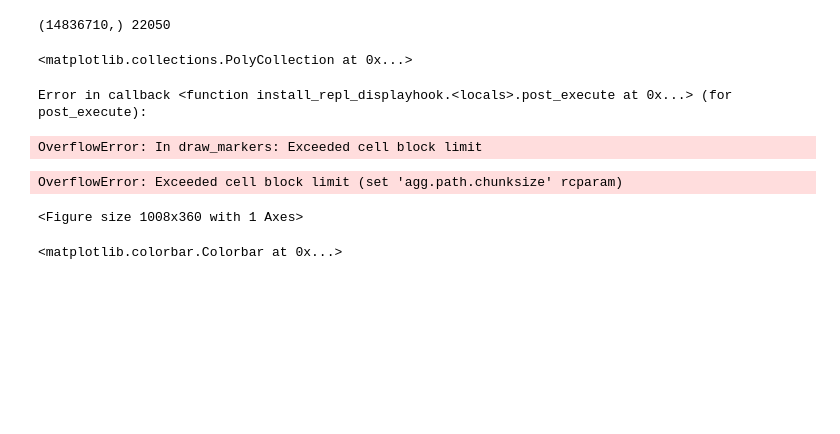
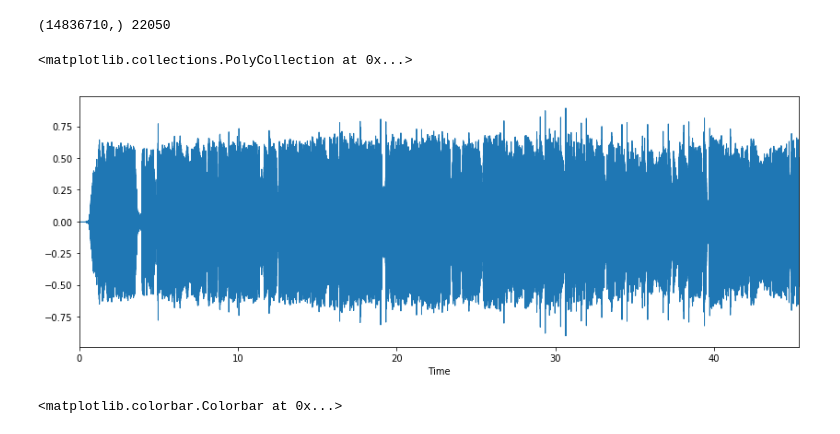
Before and after one commit to sairaamv/raaga, a Jupyter notebook: dataset_101.ipynb, the cells around one changed output. Cells and saved outputs as stored; diff of their text form; code cells hidden in the pictures; blank space fills up the shorter version.

```diff
--- a/dataset_101.ipynb
+++ b/dataset_101.ipynb
@@ -32,15 +32,12 @@ print(x.shape, sr)
 # %%
 %matplotlib inline
 import matplotlib.pyplot as plt
 import librosa.display
 plt.figure(figsize=(14, 5))
-librosa.display.waveplot(x, sr=sr)
+librosa.display.waveplot(x[1:1000000,], sr=sr)
 # %% [output]
 <matplotlib.collections.PolyCollection at 0x...>
-Error in callback <function install_repl_displayhook.<locals>.post_execute at 0x...> (for post_execute):
-OverflowError: In draw_markers: Exceeded cell block limit
-OverflowError: Exceeded cell block limit (set 'agg.path.chunksize' rcparam)
-<Figure size 1008x360 with 1 Axes>
+[figure, added]
 # %%
 X = librosa.stft(x)
 Xdb = librosa.amplitude_to_db(abs(X))
```
Also changed, not shown: parts of 1 cell of this notebook, 1 other file.
